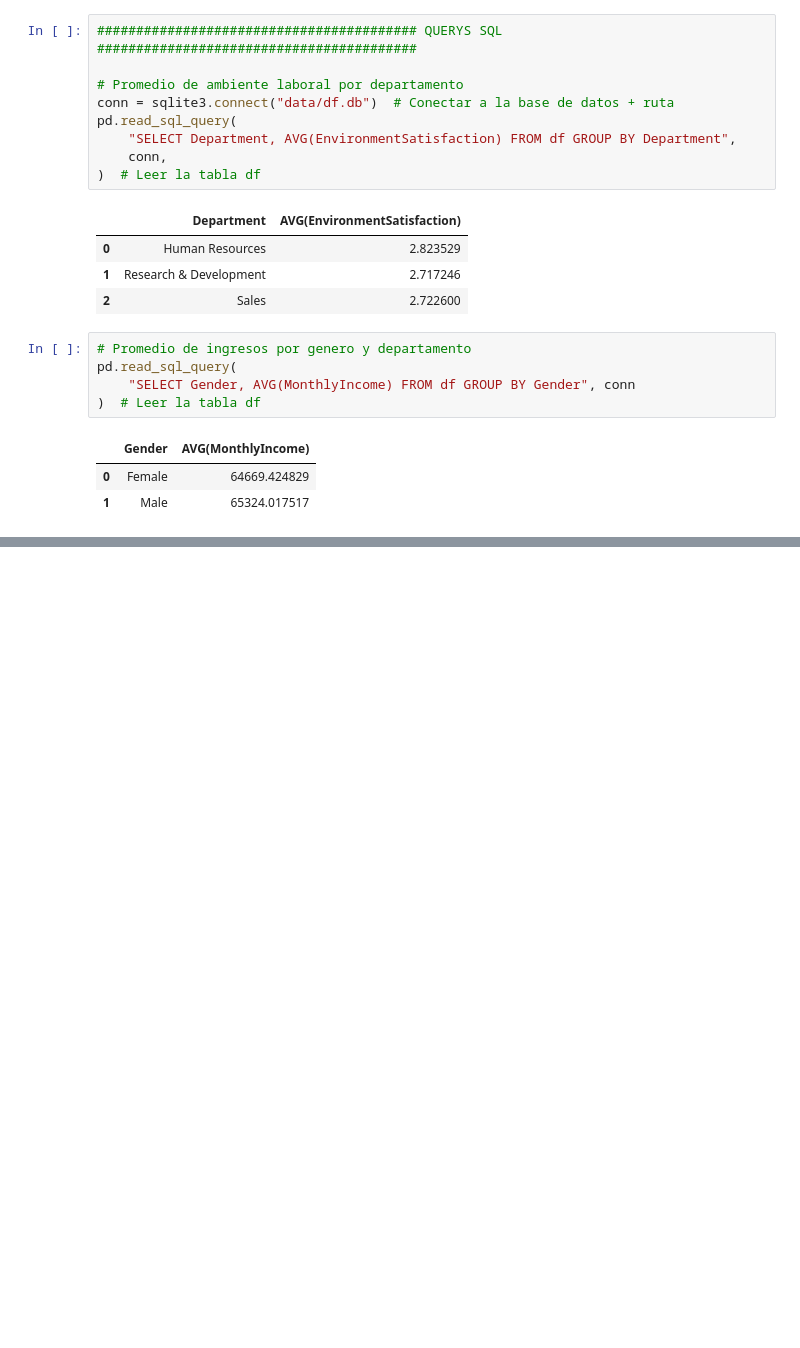
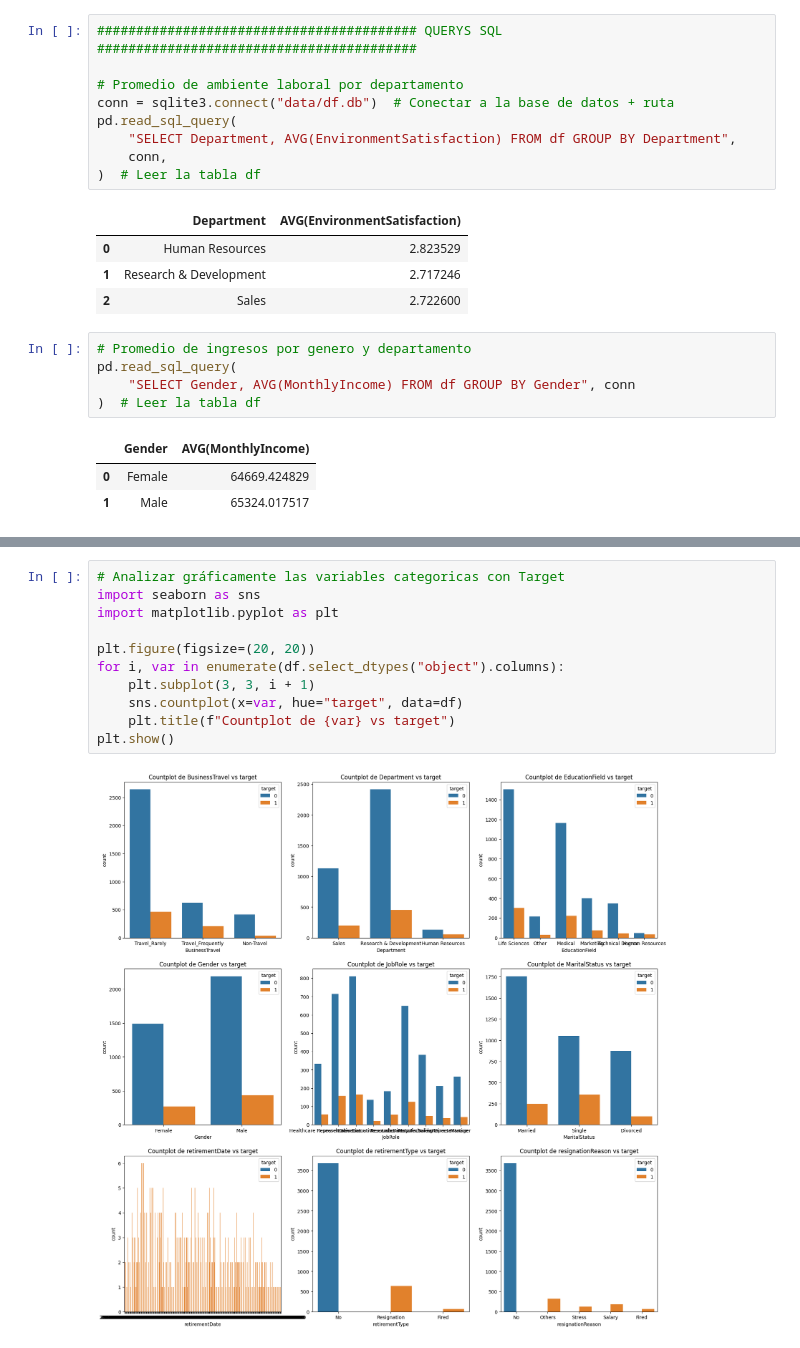
Before and after one commit to diegosaaval/human-resources, a Jupyter notebook: 2_data_exploration.ipynb, the cells around one changed output, grey strips where cells are left out. Cells and saved outputs as stored; diff of their text form; blank space fills up the shorter version.

```diff
--- a/2_data_exploration.ipynb
+++ b/2_data_exploration.ipynb
@@ -172,0 +190,13 @@ plt.show()
+# %%
+# Analizar gráficamente las variables categoricas con Target
+import seaborn as sns
+import matplotlib.pyplot as plt
+
+plt.figure(figsize=(20, 20))
+for i, var in enumerate(df.select_dtypes("object").columns):
+    plt.subplot(3, 3, i + 1)
+    sns.countplot(x=var, hue="target", data=df)
+    plt.title(f"Countplot de {var} vs target")
+plt.show()
+# %% [output]
+[figure, added]
```
Also changed, not shown: parts of 19 cells of this notebook.
